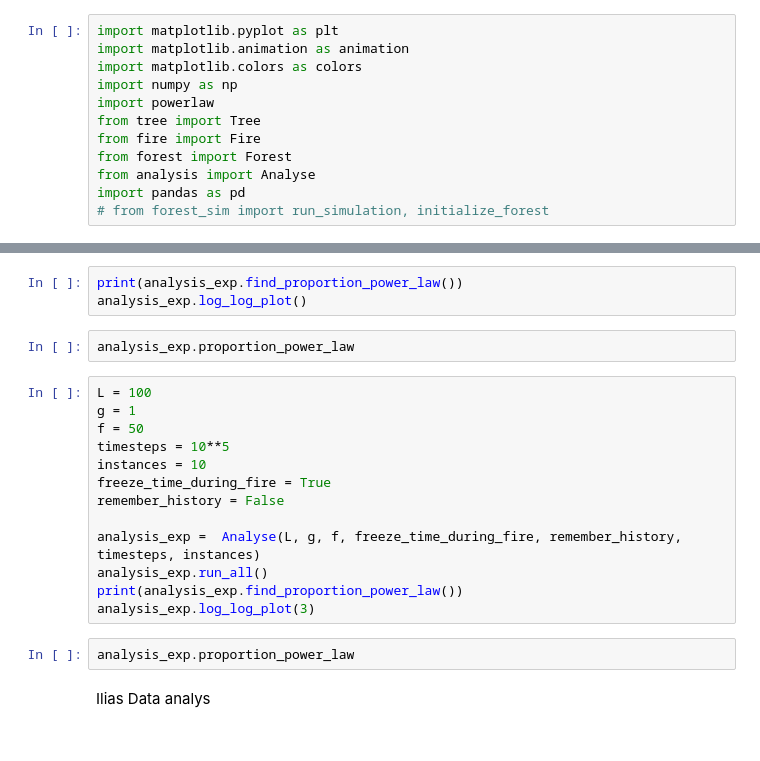
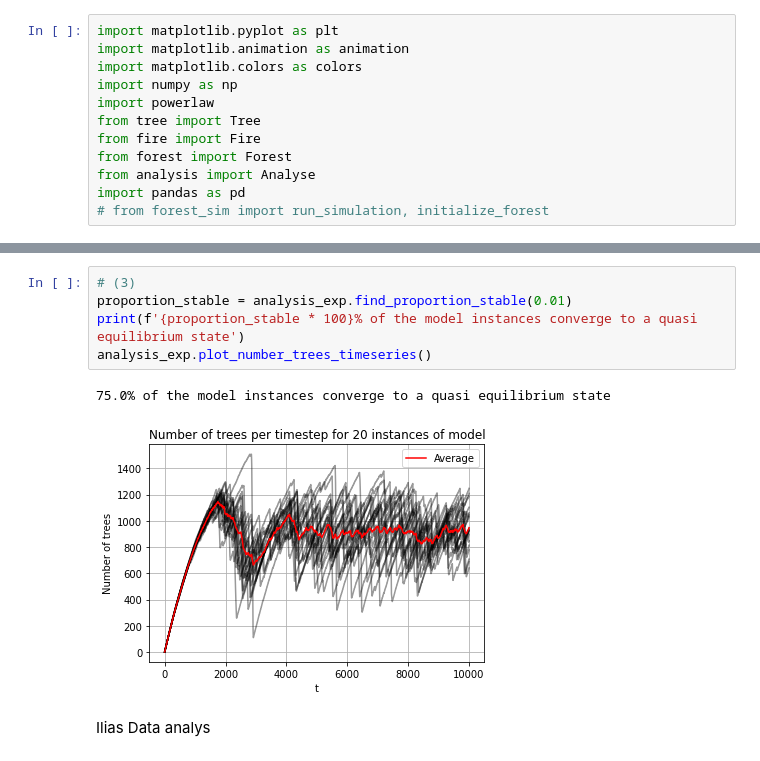
Before and after one commit to JTimmr/Complex_Systems, a Jupyter notebook: code.ipynb, the cells around one changed output, grey strips where cells are left out. Drawn from its saved outputs; the diff is of its cells as text.

```diff
--- a/code.ipynb
+++ b/code.ipynb
@@ -76,23 +39,11 @@ plt.show()
-# %%
-print(analysis_exp.find_proportion_power_law())
-analysis_exp.log_log_plot()
-# %%
-analysis_exp.proportion_power_law
-# %%
-L = 100
-g = 1
-f = 50
-timesteps = 10**5
-instances = 10
-freeze_time_during_fire = True
-remember_history = False
-
-analysis_exp =  Analyse(L, g, f, freeze_time_during_fire, remember_history, timesteps, instances)
-analysis_exp.run_all()
-print(analysis_exp.find_proportion_power_law())
-analysis_exp.log_log_plot(3)
-# %%
-analysis_exp.proportion_power_law
+# %%
+# (3)
+proportion_stable = analysis_exp.find_proportion_stable(0.01)
+print(f'{proportion_stable * 100}% of the model instances converge to a quasi equilibrium state')
+analysis_exp.plot_number_trees_timeseries()
+# %% [output]
+75.0% of the model instances converge to a quasi equilibrium state
+[figure, added]
 # %% [markdown]
 Ilias Data analys
 # %%
```
Also changed, not shown: parts of 7 cells of this notebook, 1 other file.
